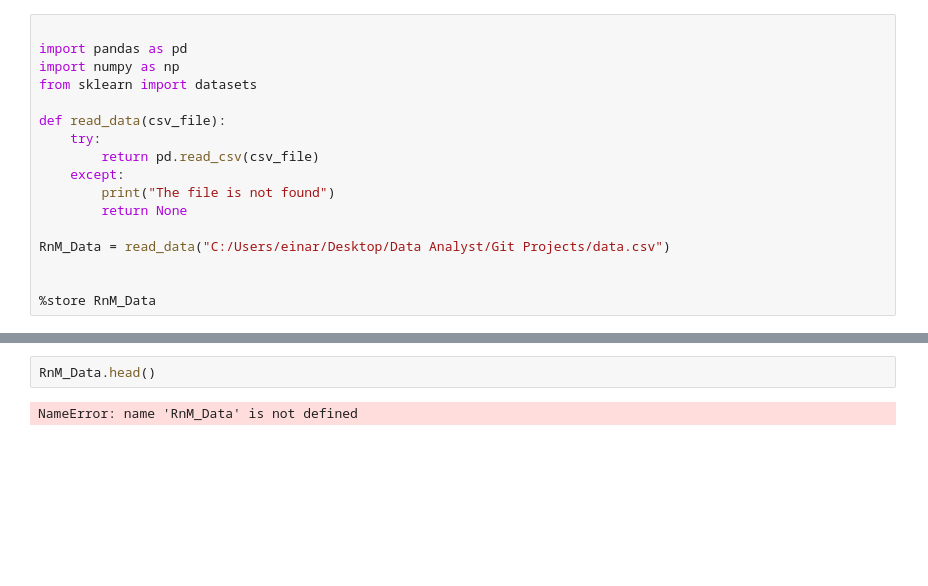
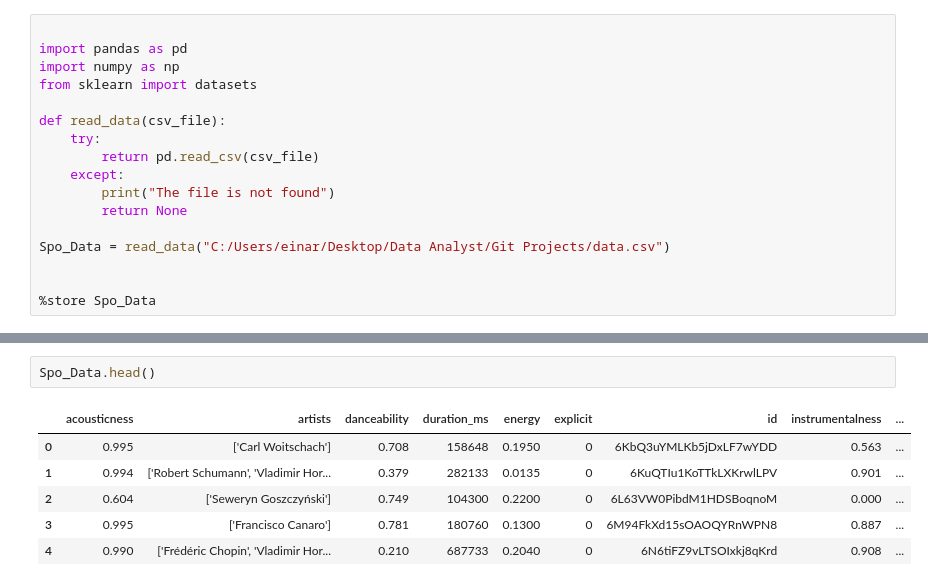
Before and after one commit to EinarUlzary/Spotify, a Jupyter notebook: readData.ipynb, the cells around one changed output, grey strips where cells are left out. Drawn from its saved outputs; the diff is of its cells as text; blank space fills up the shorter version.

```diff
--- a/readData.ipynb
+++ b/readData.ipynb
@@ -11,8 +11,8 @@ def read_data(csv_file):
         print("The file is not found")
         return None
 
-RnM_Data = read_data("C:/Users/einar/Desktop/Data Analyst/Git Projects/data.csv")
+Spo_Data = read_data("C:/Users/einar/Desktop/Data Analyst/Git Projects/data.csv")
 
 
-%store RnM_Data
+%store Spo_Data
 # %% [output]
@@ -20,4 +20,9 @@ SyntaxError: (unicode error) 'unicodeescape' codec can't decode bytes in positio
 # %%
-RnM_Data.head()
+Spo_Data.head()
 # %% [output]
-NameError: name 'RnM_Data' is not defined
+|  | acousticness | artists | danceability | duration_ms | energy | explicit | id | instrumentalness | ... |
+| 0 | 0.995 | ['Carl Woitschach'] | 0.708 | 158648 | 0.1950 | 0 | 6KbQ3uYMLKb5jDxLF7wYDD | 0.563 | ... |
+| 1 | 0.994 | ['Robert Schumann', 'Vladimir Hor... | 0.379 | 282133 | 0.0135 | 0 | 6KuQTIu1KoTTkLXKrwlLPV | 0.901 | ... |
+| 2 | 0.604 | ['Seweryn Goszczyński'] | 0.749 | 104300 | 0.2200 | 0 | 6L63VW0PibdM1HDSBoqnoM | 0.000 | ... |
+| 3 | 0.995 | ['Francisco Canaro'] | 0.781 | 180760 | 0.1300 | 0 | 6M94FkXd15sOAOQYRnWPN8 | 0.887 | ... |
+| 4 | 0.990 | ['Frédéric Chopin', 'Vladimir Hor... | 0.210 | 687733 | 0.2040 | 0 | 6N6tiFZ9vLTSOIxkj8qKrd | 0.908 | ... |
```
Also changed, not shown: parts of 1 cell of this notebook, 3 other files.
